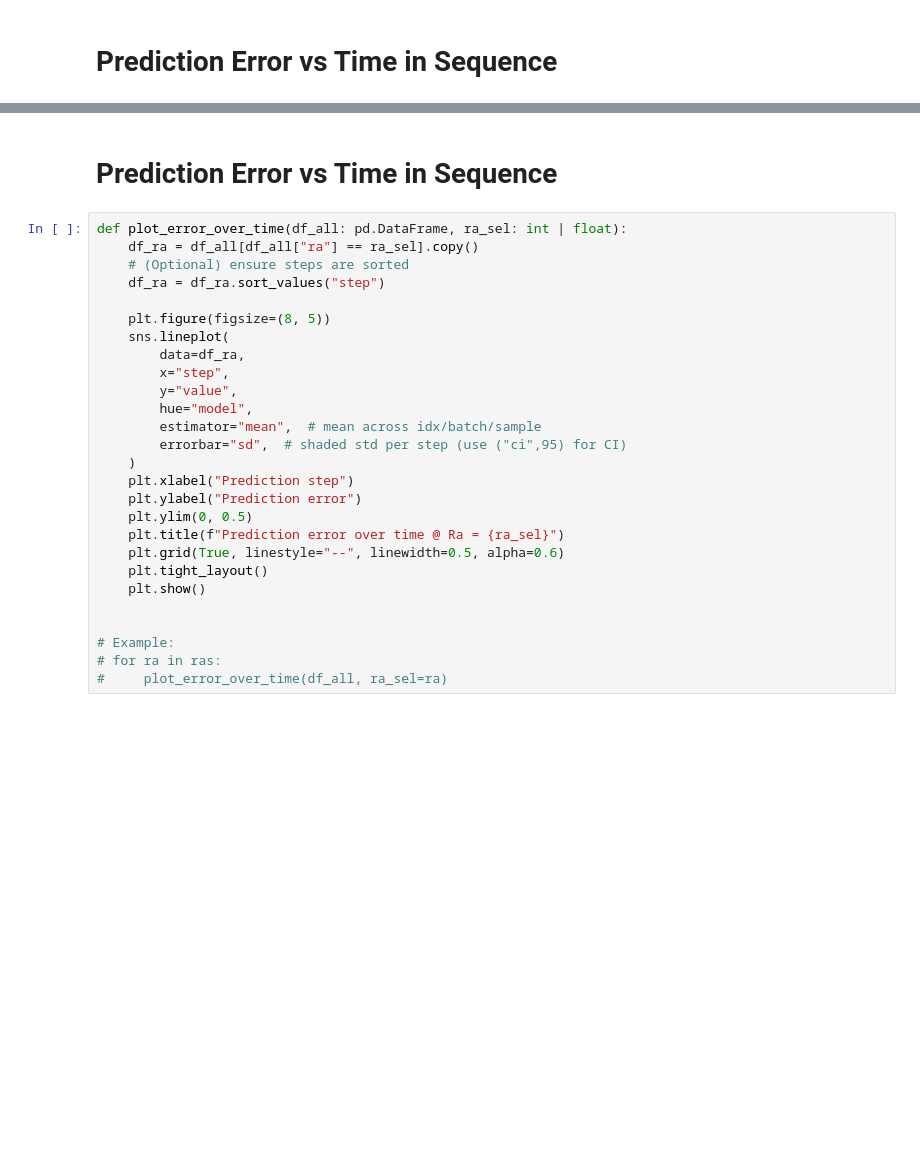
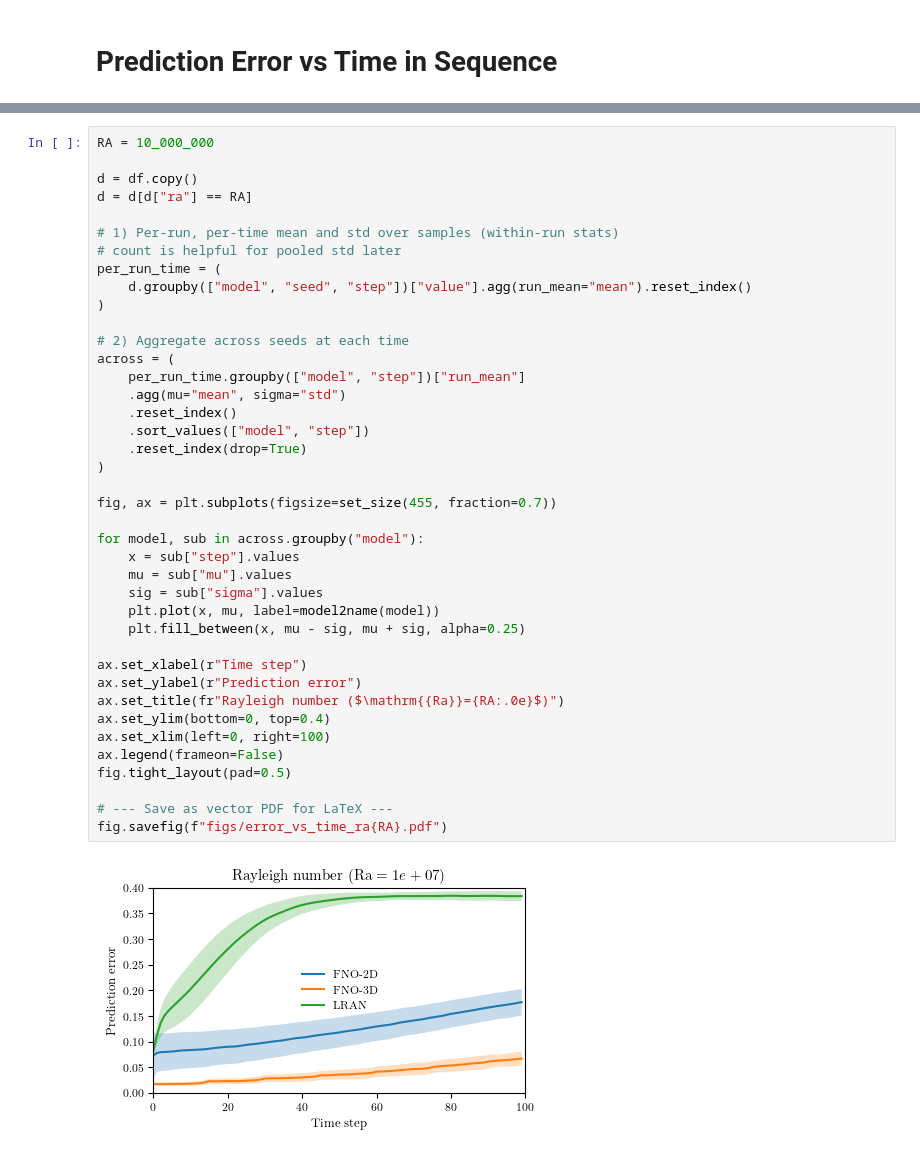
Before and after one commit to tmarkmann/RBC-PINN-Surrogate, a Jupyter notebook: notebooks/tm-6-2D-results.ipynb, the cells around one changed output, grey strips where cells are left out. Drawn from its saved outputs; the diff is of its cells as text; blank space fills up the shorter version.

```diff
--- a/notebooks/tm-6-2D-results.ipynb
+++ b/notebooks/tm-6-2D-results.ipynb
@@ -206,29 +112,42 @@ plt.show()
-# %% [markdown]
-# Prediction Error vs Time in Sequence
-# %%
-def plot_error_over_time(df_all: pd.DataFrame, ra_sel: int | float):
-    df_ra = df_all[df_all["ra"] == ra_sel].copy()
-    # (Optional) ensure steps are sorted
-    df_ra = df_ra.sort_values("step")
-
-    plt.figure(figsize=(8, 5))
-    sns.lineplot(
-        data=df_ra,
-        x="step",
-        y="value",
-        hue="model",
-        estimator="mean",  # mean across idx/batch/sample
-        errorbar="sd",  # shaded std per step (use ("ci",95) for CI)
-    )
-    plt.xlabel("Prediction step")
-    plt.ylabel("Prediction error")
-    plt.ylim(0, 0.5)
-    plt.title(f"Prediction error over time @ Ra = {ra_sel}")
-    plt.grid(True, linestyle="--", linewidth=0.5, alpha=0.6)
-    plt.tight_layout()
-    plt.show()
-
-
-# Example:
-# for ra in ras:
-#     plot_error_over_time(df_all, ra_sel=ra)
+# %%
+RA = 10_000_000
+
+d = df.copy()
+d = d[d["ra"] == RA]
+
+# 1) Per-run, per-time mean and std over samples (within-run stats)
+# count is helpful for pooled std later
+per_run_time = (
+    d.groupby(["model", "seed", "step"])["value"].agg(run_mean="mean").reset_index()
+)
+
+# 2) Aggregate across seeds at each time
+across = (
+    per_run_time.groupby(["model", "step"])["run_mean"]
+    .agg(mu="mean", sigma="std")
+    .reset_index()
+    .sort_values(["model", "step"])
+    .reset_index(drop=True)
+)
+
+fig, ax = plt.subplots(figsize=set_size(455, fraction=0.7))
+
+for model, sub in across.groupby("model"):
+    x = sub["step"].values
+    mu = sub["mu"].values
+    sig = sub["sigma"].values
+    plt.plot(x, mu, label=model2name(model))
+    plt.fill_between(x, mu - sig, mu + sig, alpha=0.25)
+
+ax.set_xlabel(r"Time step")
+ax.set_ylabel(r"Prediction error")
+ax.set_title(fr"Rayleigh number ($\mathrm{{Ra}}={RA:.0e}$)")
+ax.set_ylim(bottom=0, top=0.4)
+ax.set_xlim(left=0, right=100)
+ax.legend(frameon=False)
+fig.tight_layout(pad=0.5)
+
+# --- Save as vector PDF for LaTeX ---
+fig.savefig(f"figs/error_vs_time_ra{RA}.pdf")
+# %% [output]
+[figure, added]
```
Also changed, not shown: parts of 10 cells of this notebook, 3 other files.
